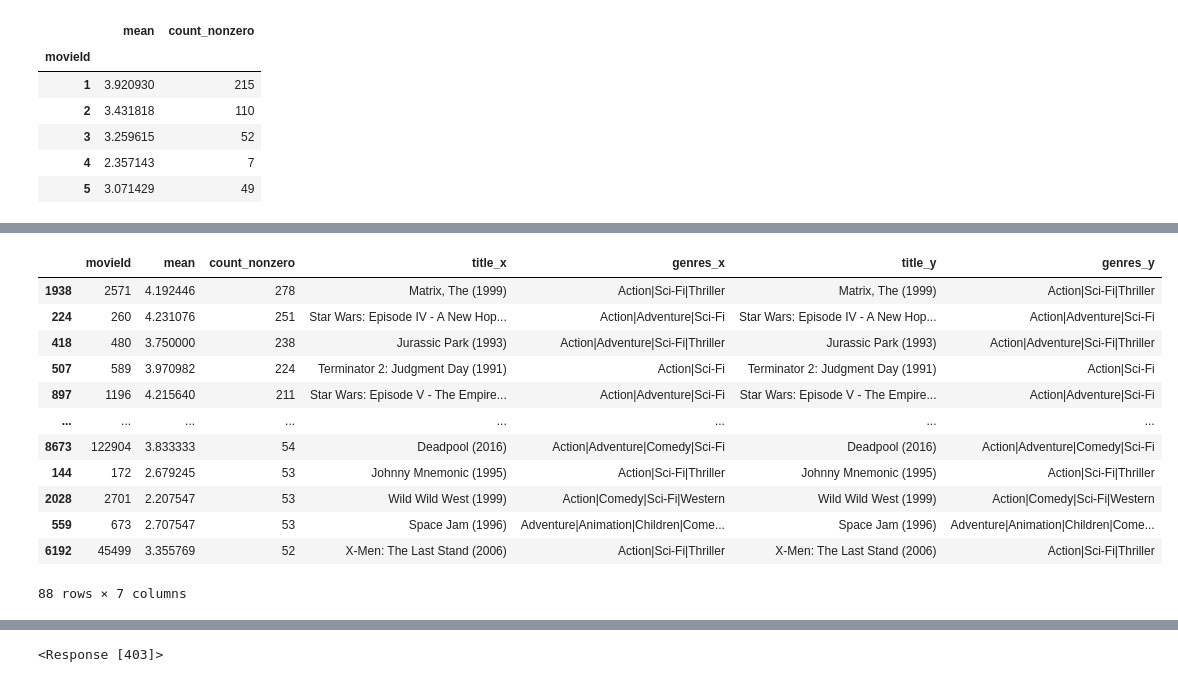
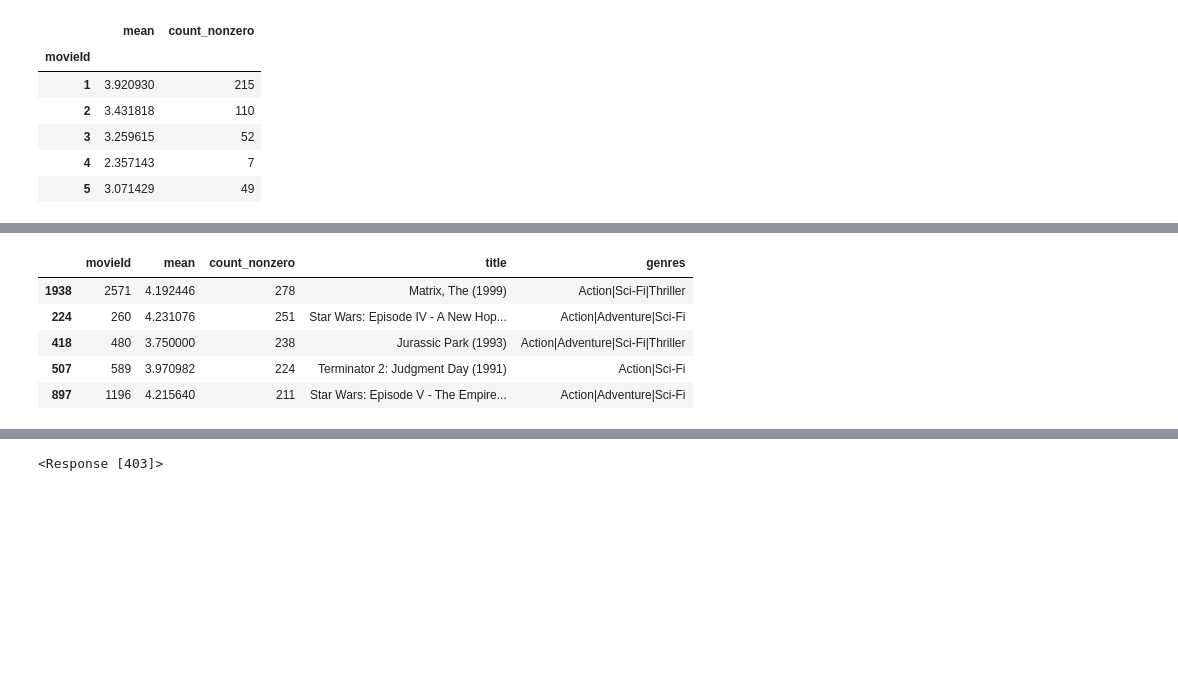
Before and after one commit to amiegirl/InnomaticsResearchLabs, a Jupyter notebook: movies.ipynb, the cells around one changed output, grey strips where cells are left out. Saved outputs shown, nothing was run; the diff lists cells and outputs as text; code cells hidden in the pictures; blank space fills up the shorter version.

```diff
--- a/movies.ipynb
+++ b/movies.ipynb
@@ -85,8 +75,8 @@ ratings.head()
 | 3 | 1 | 47 | 5.0 | 964983815 |
 | 4 | 1 | 50 | 5.0 | 964982931 |
 # %%
-df_ratings = ratings.groupby('movieId')['rating'].agg([np.mean,np.count_nonzero])
-df_ratings.head()
+ratings_mean_count = ratings.groupby('movieId')['rating'].agg([np.mean,np.count_nonzero])
+ratings_mean_count.head()
 # %% [output]
 |  | mean | count_nonzero |
 | movieId |  |  |
@@ -96,7 +86,6 @@ df_ratings.head()
 | 4 | 2.357143 | 7 |
 | 5 | 3.071429 | 49 |
 # %%
-df_ratings = df_ratings.merge(movies, on='movieId', how='inner')
-df_ratings_50 = df_ratings[df_ratings['count_nonzero'] >50 ]
-df_ratings_50
+movie_ratings_mean_count = ratings_mean_count.merge(movies, on='movieId', how='inner')
+movie_ratings_mean_count.head()
 # %% [output]
@@ -115,0 +98,4 @@ df_ratings_50
+# %%
+
+movie_ratings_50 = movie_ratings_mean_count[movie_ratings_mean_count['count_nonzero'] >50 ]
+movie_ratings_50.head()
@@ -116,17 +109,10 @@ df_ratings_50
 # %%
-df_ratings_scifi = df_ratings_50[df_ratings_50['genres_y'].str.contains('Sci-Fi')]
-df_ratings_scifi.sort_values('count_nonzero',ascending=False)
+movie_ratings_scifi = movie_ratings_50[movie_ratings_50['genres'].str.contains('Sci-Fi')]
+movie_ratings_scifi.sort_values('count_nonzero',ascending=False).head()
 # %% [output]
-|  | movieId | mean | count_nonzero | title_x | genres_x | title_y | genres_y |
-| 1938 | 2571 | 4.192446 | 278 | Matrix, The (1999) | Action|Sci-Fi|Thriller | Matrix, The (1999) | Action|Sci-Fi|Thriller |
-| 224 | 260 | 4.231076 | 251 | Star Wars: Episode IV - A New Hop... | Action|Adventure|Sci-Fi | Star Wars: Episode IV - A New Hop... | Action|Adventure|Sci-Fi |
-| 418 | 480 | 3.750000 | 238 | Jurassic Park (1993) | Action|Adventure|Sci-Fi|Thriller | Jurassic Park (1993) | Action|Adventure|Sci-Fi|Thriller |
-| 507 | 589 | 3.970982 | 224 | Terminator 2: Judgment Day (1991) | Action|Sci-Fi | Terminator 2: Judgment Day (1991) | Action|Sci-Fi |
-| 897 | 1196 | 4.215640 | 211 | Star Wars: Episode V - The Empire... | Action|Adventure|Sci-Fi | Star Wars: Episode V - The Empire... | Action|Adventure|Sci-Fi |
-| ... | ... | ... | ... | ... | ... | ... | ... |
-| 8673 | 122904 | 3.833333 | 54 | Deadpool (2016) | Action|Adventure|Comedy|Sci-Fi | Deadpool (2016) | Action|Adventure|Comedy|Sci-Fi |
-| 144 | 172 | 2.679245 | 53 | Johnny Mnemonic (1995) | Action|Sci-Fi|Thriller | Johnny Mnemonic (1995) | Action|Sci-Fi|Thriller |
-| 2028 | 2701 | 2.207547 | 53 | Wild Wild West (1999) | Action|Comedy|Sci-Fi|Western | Wild Wild West (1999) | Action|Comedy|Sci-Fi|Western |
-| 559 | 673 | 2.707547 | 53 | Space Jam (1996) | Adventure|Animation|Children|Come... | Space Jam (1996) | Adventure|Animation|Children|Come... |
-| 6192 | 45499 | 3.355769 | 52 | X-Men: The Last Stand (2006) | Action|Sci-Fi|Thriller | X-Men: The Last Stand (2006) | Action|Sci-Fi|Thriller |
+|  | movieId | mean | count_nonzero | title | genres |
+| 1938 | 2571 | 4.192446 | 278 | Matrix, The (1999) | Action|Sci-Fi|Thriller |
+| 224 | 260 | 4.231076 | 251 | Star Wars: Episode IV - A New Hop... | Action|Adventure|Sci-Fi |
+| 418 | 480 | 3.750000 | 238 | Jurassic Park (1993) | Action|Adventure|Sci-Fi|Thriller |
+| 507 | 589 | 3.970982 | 224 | Terminator 2: Judgment Day (1991) | Action|Sci-Fi |
+| 897 | 1196 | 4.215640 | 211 | Star Wars: Episode V - The Empire... | Action|Adventure|Sci-Fi |
-88 rows × 7 columns
```
Also changed, not shown: parts of 10 cells of this notebook.
